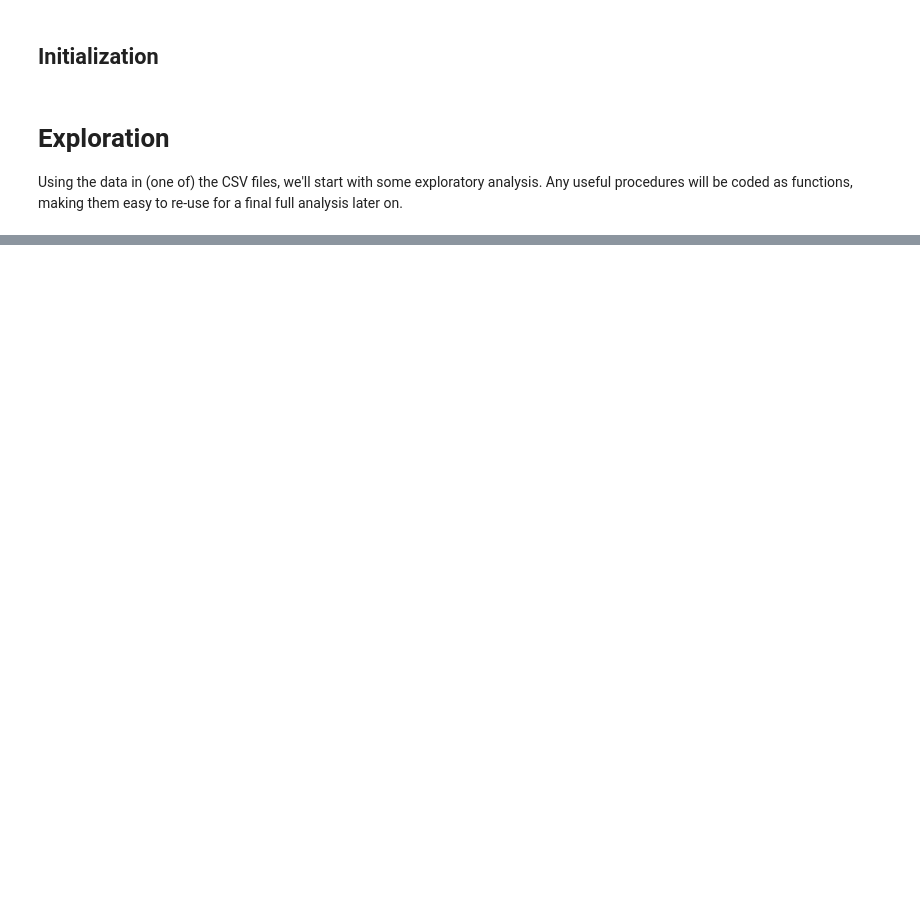
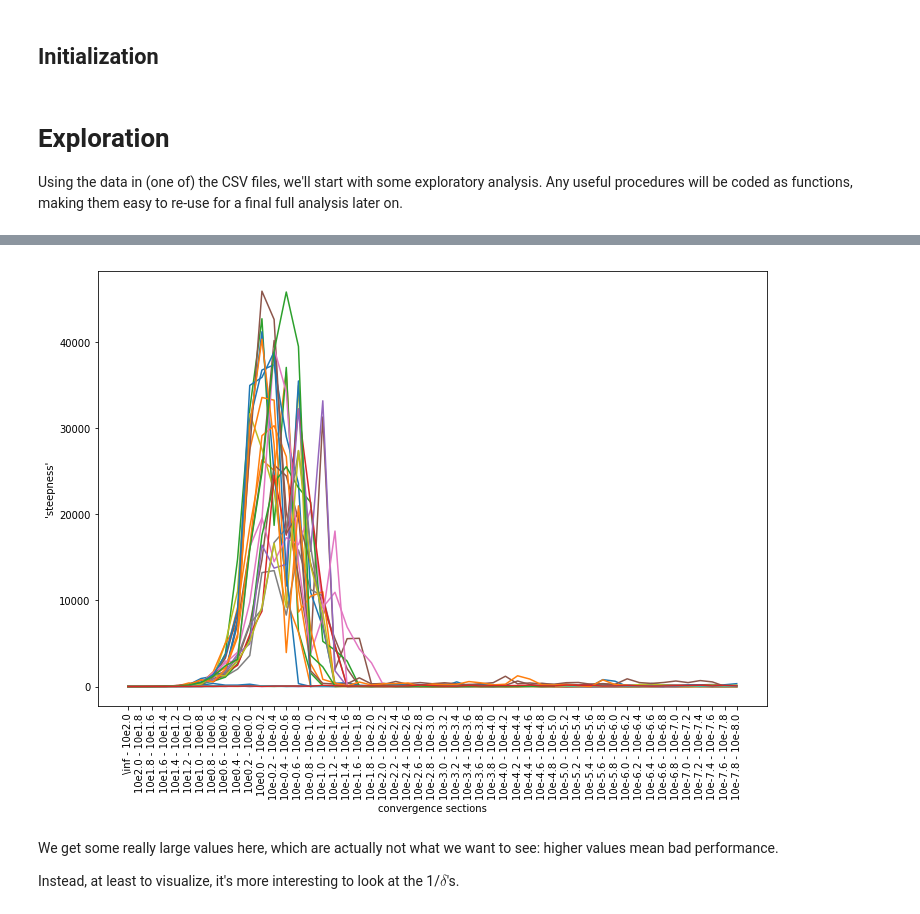
Before and after one commit to sjvrijn/adaptive-ES-configs, a Jupyter notebook: analysis.ipynb, the cells around one changed output, grey strips where cells are left out. Drawn from its saved outputs; the diff is of its cells as text; code cells hidden in the pictures; blank space fills up the shorter version.

```diff
--- a/analysis.ipynb
+++ b/analysis.ipynb
@@ -248,0 +221,11 @@ print(results)
+# %%
+# Extracting only the configurations that are best between a pair of targets rather than all 4,608...
+def selectSmallestPerColumn(df, columns, nsmallest=1):
+    indices = set()
+    for col in columns:
+        if df[col].max() > 0:
+            new_indices = set(df[col].nsmallest(nsmallest).axes[0])
+            indices = indices.union(new_indices)
+    return df.iloc[sorted(indices)]
+
+selectSmallestPerColumn(df_diff, columns).head()
@@ -248,0 +239,12 @@ print(results)
+# %%
+# Now we plot all differences for each configuration that is best between at least one pair of targets
+subset = selectSmallestPerColumn(df_diff, columns)
+fig, ax = plt.subplots(figsize=(12,8))
+plotOnAxis(subset, columns, ax, legend=False)
+plt.show()
+# %% [output]
+[figure, added]
+# %% [markdown]
+We get some really large values here, which are actually not what we want to see: higher values mean bad performance.
+
+Instead, at least to visualize, it's more interesting to look at the 1/$\delta$'s.
```
Also changed, not shown: parts of 40 cells of this notebook.
